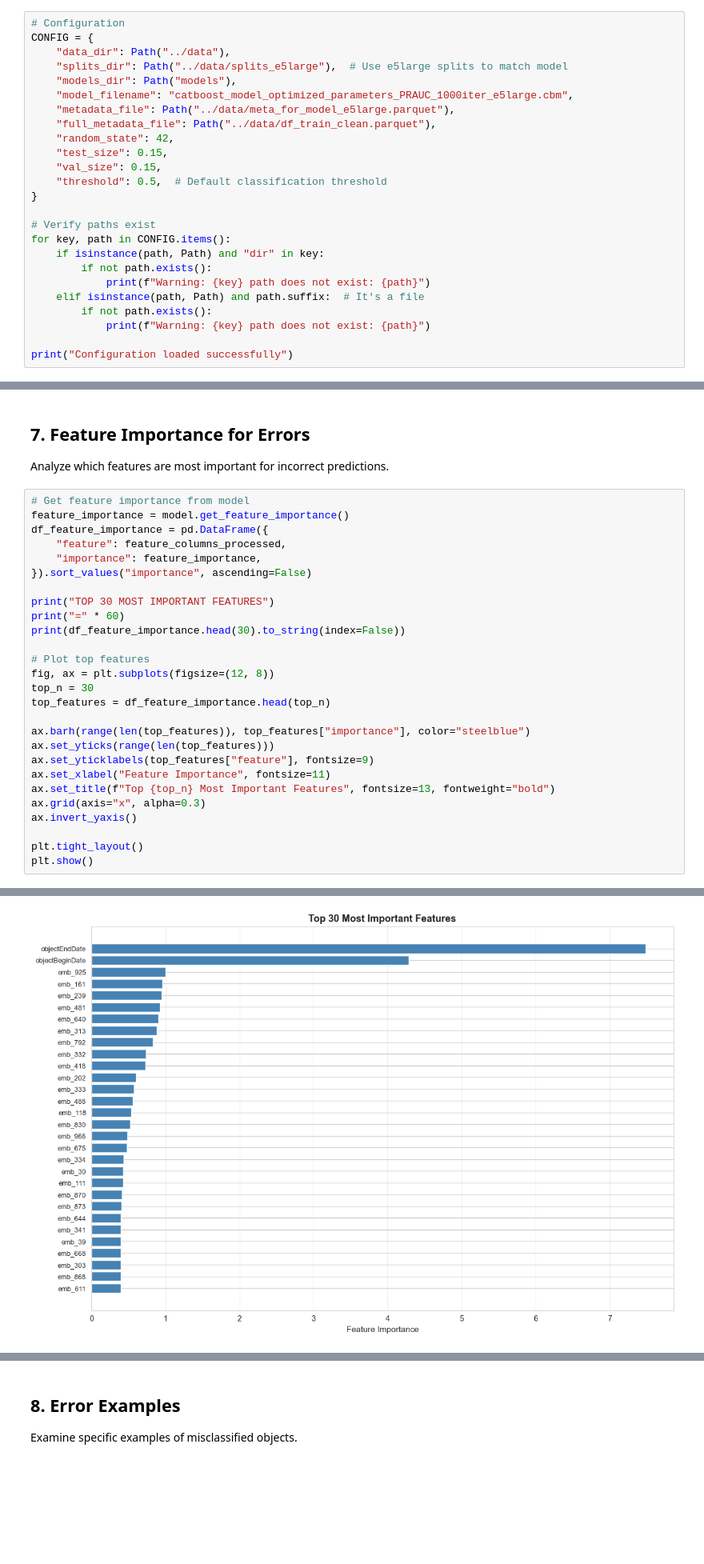
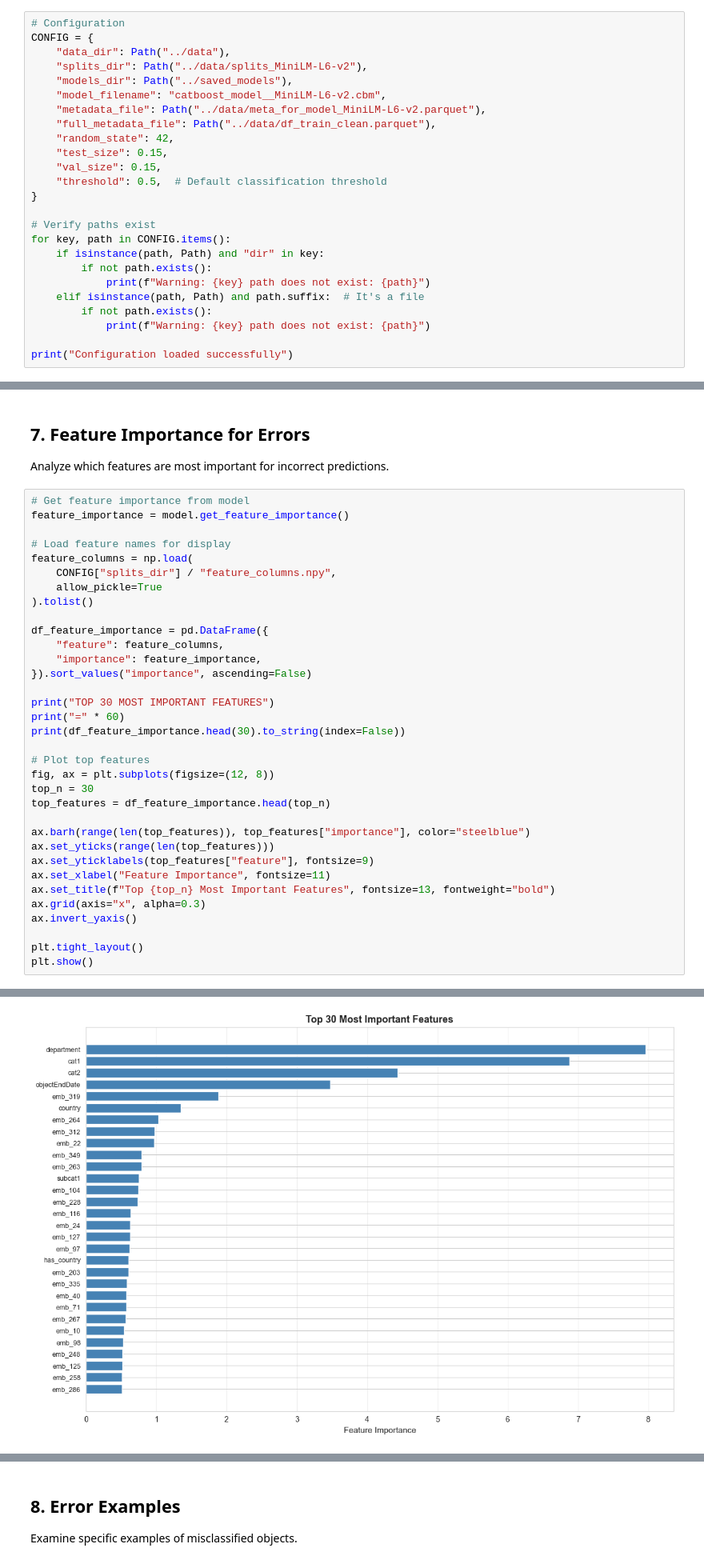
Before and after one commit to gtrevnenski/art-display-predictor, a Jupyter notebook: notebooks/error_analysis.ipynb, the cells around one changed output, grey strips where cells are left out. Shown at 80% size. Drawn from its saved outputs; the diff is of its cells as text; blank space fills up the shorter version.

```diff
--- a/notebooks/error_analysis.ipynb
+++ b/notebooks/error_analysis.ipynb
@@ -57,10 +57,10 @@ Define paths and constants used throughout the analysis.
 # Configuration
 CONFIG = {
     "data_dir": Path("../data"),
-    "splits_dir": Path("../data/splits_e5large"),  # Use e5large splits to match model
-    "models_dir": Path("models"),
-    "model_filename": "catboost_model_optimized_parameters_PRAUC_1000iter_e5large.cbm",
-    "metadata_file": Path("../data/meta_for_model_e5large.parquet"),
+    "splits_dir": Path("../data/splits_MiniLM-L6-v2"),
+    "models_dir": Path("../saved_models"),
+    "model_filename": "catboost_model__MiniLM-L6-v2.cbm",
+    "metadata_file": Path("../data/meta_for_model_MiniLM-L6-v2.parquet"),
     "full_metadata_file": Path("../data/df_train_clean.parquet"),
     "random_state": 42,
     "test_size": 0.15,
@@ -759,8 +693,15 @@ Analyze which features are most important for incorrect predictions.
 # %%
 # Get feature importance from model
 feature_importance = model.get_feature_importance()
+
+# Load feature names for display
+feature_columns = np.load(
+    CONFIG["splits_dir"] / "feature_columns.npy",
+    allow_pickle=True
+).tolist()
+
 df_feature_importance = pd.DataFrame({
-    "feature": feature_columns_processed,
+    "feature": feature_columns,
     "importance": feature_importance,
 }).sort_values("importance", ascending=False)
 
@@ -804,4 +745,4 @@ objectBeginDate    4.286555
-[figure, old version]
+[figure, new version]
 # %%
 def compare_feature_values_for_errors(
     df_errors: pd.DataFrame,
```
Also changed, not shown: parts of 18 cells of this notebook, 36 other files.
